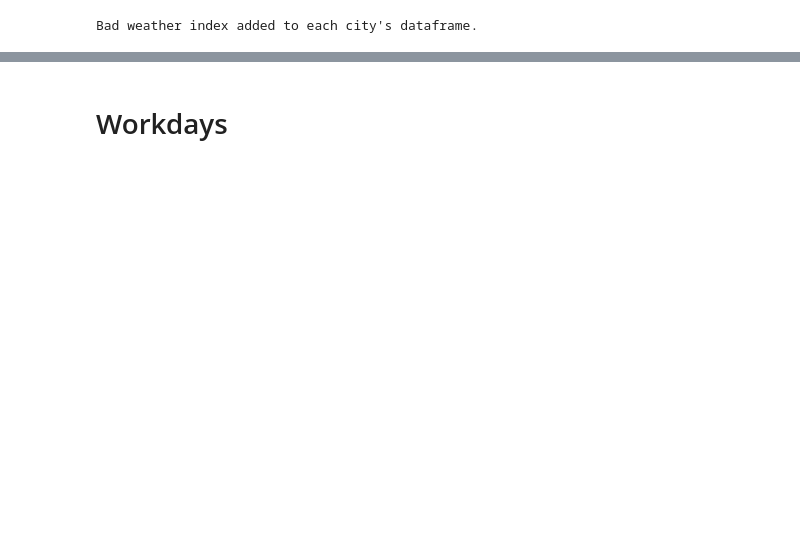
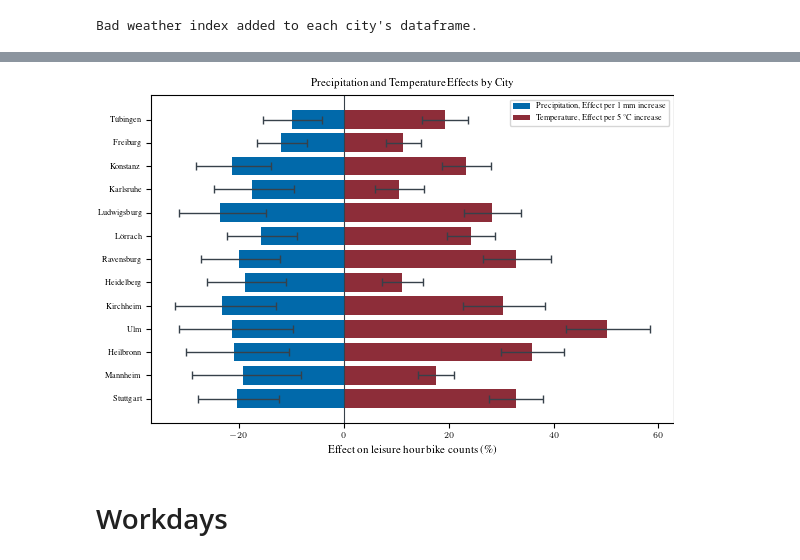
Before and after one commit to lohrynn/tuecycle, a Jupyter notebook: exp/regression.ipynb, the cells around one changed output, grey strips where cells are left out. Cells and saved outputs as stored; diff of their text form; code cells hidden in the pictures; blank space fills up the shorter version.

Commit message:
add possible plots

```diff
--- a/exp/regression.ipynb
+++ b/exp/regression.ipynb
@@ -144,16 +144,16 @@ for city in cities:
         axis=1
     )
     # and only keep rows where ALL counters have values
-    city_dfs[city]['bike_count'] = bike_counts.mean(axis=1, skipna=False)
+    city_dfs[city]['bike'] = bike_counts.mean(axis=1, skipna=False)
 
     # Standardize at city level to remove position bias and keep relative changes
     city_dfs[city]['standardized_bike_count'] = (
-        (city_dfs[city]['bike_count'] - city_dfs[city]['bike_count'].mean()) /
-        city_dfs[city]['bike_count'].std()
+        (city_dfs[city]['bike'] - city_dfs[city]['bike'].mean()) /
+        city_dfs[city]['bike'].std()
     )
 
     # Add logged bike counts
-    city_dfs[city]['logged_bike_count'] = np.log1p(city_dfs[city]['bike_count'])
+    city_dfs[city]['logged_bike_count'] = np.log1p(city_dfs[city]['bike'])
 
     # Also average weather data
     city_dfs[city]['temp'] = pd.concat(
@@ -165,9 +165,9 @@ for city in cities:
         axis=1
     ).mean(axis=1, skipna=False)
 
-# For each city print the amount of missing values in bike_count
+# For each city print the amount of missing values in bike
 for city in cities:
-    missing_count = city_dfs[city]['bike_count'].isna().sum()
+    missing_count = city_dfs[city]['bike'].isna().sum()
     total_count = len(city_dfs[city])
-    print(f"{city.capitalize()} – missing bike_count values: {missing_count} out of {total_count} ({(missing_count/total_count)*100:.2f}%)")
+    print(f"{city.capitalize()} – missing bike values: {missing_count} out of {total_count} ({(missing_count/total_count)*100:.2f}%)")
 # %% [output]
@@ -426,3 +633,73 @@ Cities ranked by rain effect (1 mm increase):
+# %%
+from tueplots import bundles
+
+# define colors
+tue_dark = (55/255, 65/255, 74/255)
+tue_red = (141/255, 45/255, 57/255)
+tue_blue = (1/255, 105/255, 170/255)
+
+plt.rcParams.update(bundles.icml2024(column="half", nrows=1, ncols=1))
+
+# Order cities by ADFC score
+cities_sorted = [
+    "stuttgart",
+    "mannheim",
+    "heilbronn",
+    "ulm",
+    "kirchheim",
+    "heidelberg",
+    "ravensburg",
+    "loerrach",
+    "ludwigsburg",
+    "karlsruhe",
+    "konstanz",
+    "freiburg",
+    "tuebingen",
+]
+
+# Plot cities ordered by rain effect
+cities_names = [city.capitalize().replace("oe", "ö").replace("ue", "ü").replace("ue", "ü") for city in cities_sorted]
+
+rain_effects = np.array([rain_effects_per_mm[city] for city in cities_sorted])
+temp_effects = np.array([temp_effects_per_5C[city] for city in cities_sorted])
+
+rain_ci_lower = np.array([rain_ci_per_mm[city][0] for city in cities_sorted])
+rain_ci_upper = np.array([rain_ci_per_mm[city][1] for city in cities_sorted])
+temp_ci_lower = np.array([temp_ci_per_5C[city][0] for city in cities_sorted])
+temp_ci_upper = np.array([temp_ci_per_5C[city][1] for city in cities_sorted])
+
+# Build a single bar from rain effect to temp effect, split at 0
+left = np.minimum(rain_effects, temp_effects)
+right = np.maximum(rain_effects, temp_effects)
+
+neg_left = left
+neg_width = np.minimum(right, 0) - left
+neg_width = np.maximum(neg_width, 0)
+
+pos_left = np.maximum(left, 0)
+pos_width = right - pos_left
+pos_width = np.maximum(pos_width, 0)
+
+fig, ax = plt.subplots(figsize=(6, 4))
+ax.barh(cities_names, neg_width, left=neg_left, color=tue_blue, label="Precipitation, Effect per 1 mm increase")
+ax.barh(cities_names, pos_width, left=pos_left, color=tue_red, label="Temperature, Effect per 5 °C increase")
+
+# Error bars at rain and temp endpoints
+rain_xerr = np.vstack([rain_effects - rain_ci_lower, rain_ci_upper - rain_effects])
+temp_xerr = np.vstack([temp_effects - temp_ci_lower, temp_ci_upper - temp_effects])
+ax.errorbar(rain_effects, cities_names, xerr=rain_xerr, fmt="none", ecolor=tue_dark, capsize=3, linewidth=1)
+ax.errorbar(temp_effects, cities_names, xerr=temp_xerr, fmt="none", ecolor=tue_dark, capsize=3, linewidth=1)
+
+ax.set_xlabel("Effect on leisure hour bike counts (\%)")
+ax.set_title("Precipitation and Temperature Effects by City")
+ax.axvline(0, color=tue_dark, linewidth=0.8)
+ax.legend(loc="upper right")
+plt.tight_layout()
+plt.show()
+
+fig.savefig("city_ranking_prcp_and_temp_leisure.pdf")
+# %% [output]
+[figure, added]
 # %% [markdown]
 # Workdays
 # %%
```
Also changed, not shown: parts of 8 cells of this notebook, 2 other files.
